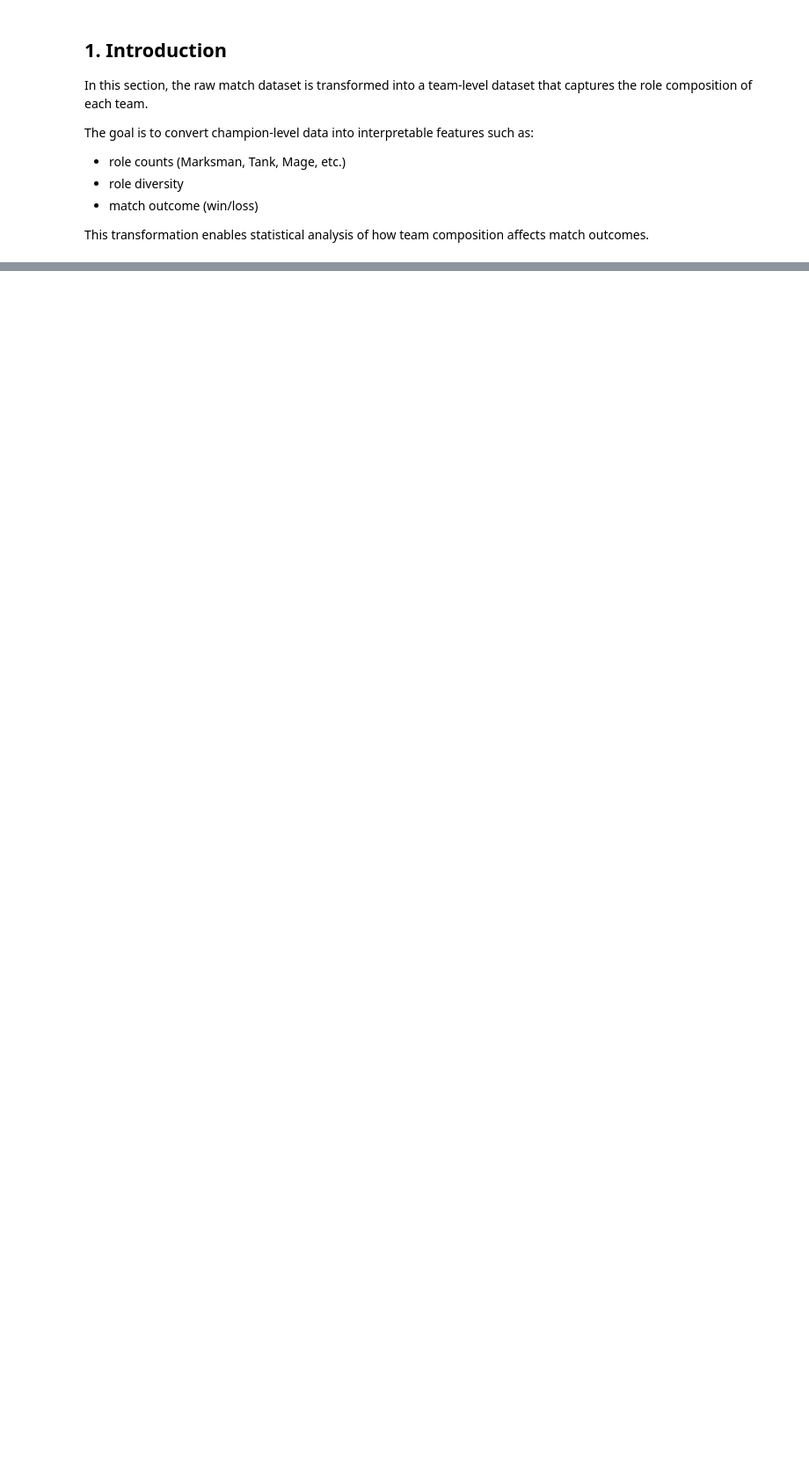
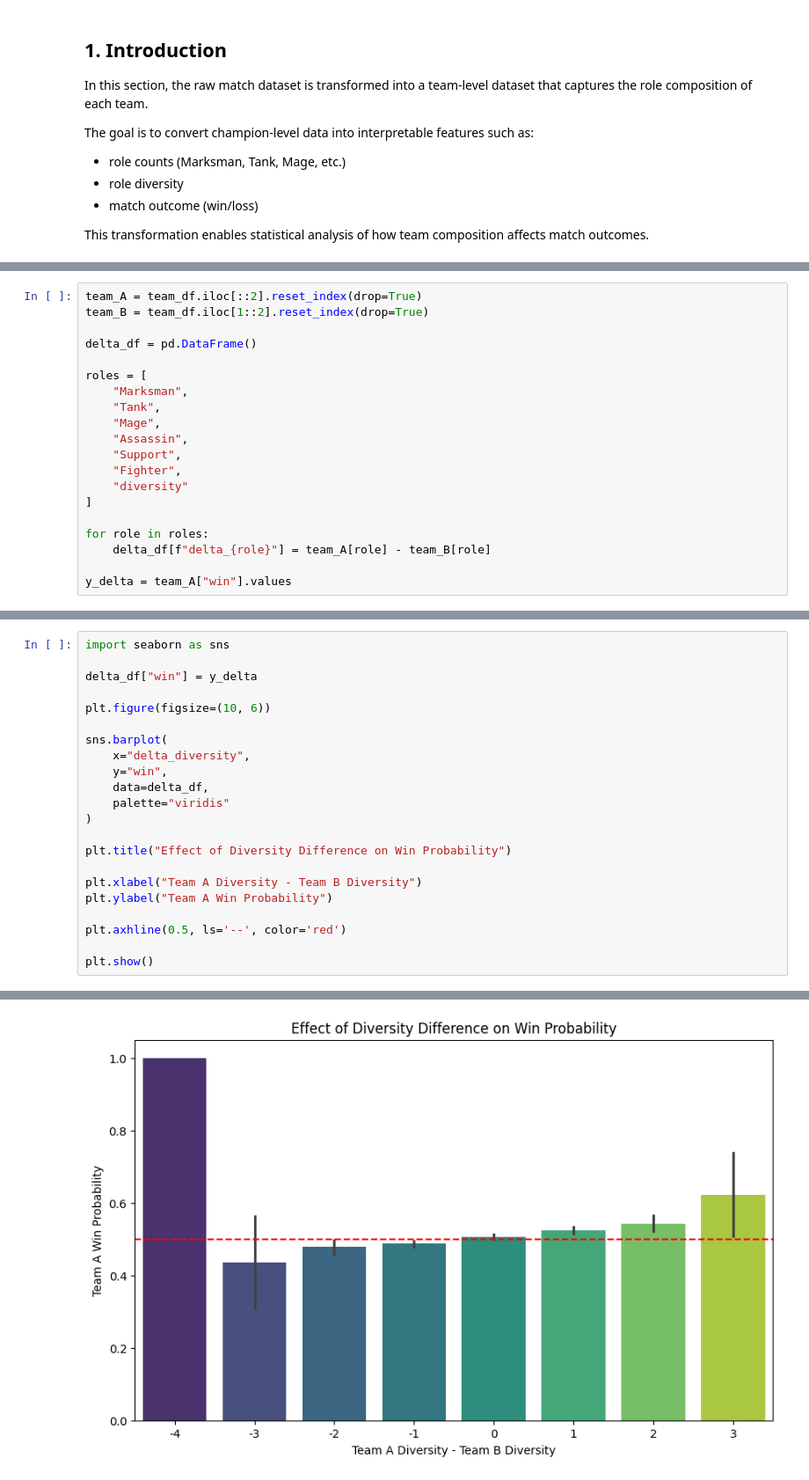
Before and after one commit to aysecamli9/DSA210-Project, a Jupyter notebook: Notebook/DSA_210_Project_Data_Analysis.ipynb, the cells around one changed output, grey strips where cells are left out. Shown at 88% size. Saved outputs shown, nothing was run; the diff lists cells and outputs as text; blank space fills up the shorter version.

```diff
--- a/Notebook/DSA_210_Project_Data_Analysis.ipynb
+++ b/Notebook/DSA_210_Project_Data_Analysis.ipynb
@@ -686,0 +806,20 @@ Mean CV Accuracy: 0.5167
+# %%
+team_A = team_df.iloc[::2].reset_index(drop=True)
+team_B = team_df.iloc[1::2].reset_index(drop=True)
+
+delta_df = pd.DataFrame()
+
+roles = [
+    "Marksman",
+    "Tank",
+    "Mage",
+    "Assassin",
+    "Support",
+    "Fighter",
+    "diversity"
+]
+
+for role in roles:
+    delta_df[f"delta_{role}"] = team_A[role] - team_B[role]
+
+y_delta = team_A["win"].values
@@ -686,0 +895,23 @@ Mean CV Accuracy: 0.5167
+# %%
+import seaborn as sns
+
+delta_df["win"] = y_delta
+
+plt.figure(figsize=(10, 6))
+
+sns.barplot(
+    x="delta_diversity",
+    y="win",
+    data=delta_df,
+    palette="viridis"
+)
+
+plt.title("Effect of Diversity Difference on Win Probability")
+
+plt.xlabel("Team A Diversity - Team B Diversity")
+plt.ylabel("Team A Win Probability")
+
+plt.axhline(0.5, ls='--', color='red')
+
+plt.show()
+# %% [output]
@@ -686,0 +921 @@ Mean CV Accuracy: 0.5167
+[figure, added]
```
Also changed, not shown: parts of 89 cells of this notebook.
